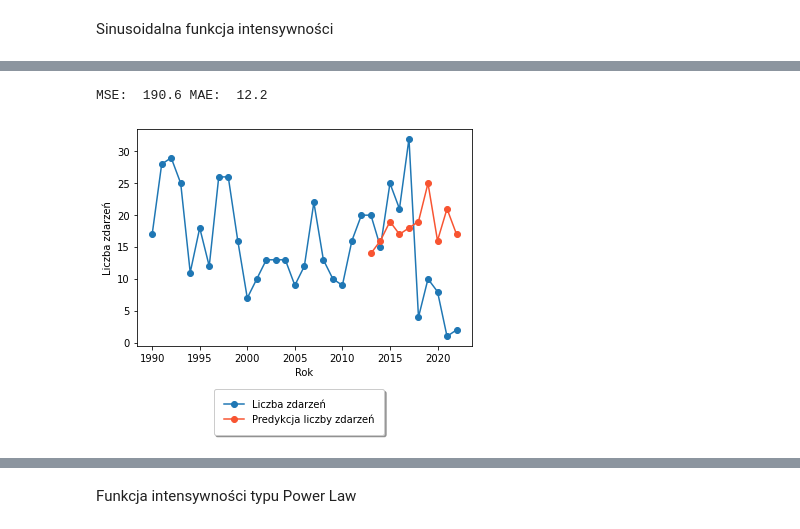
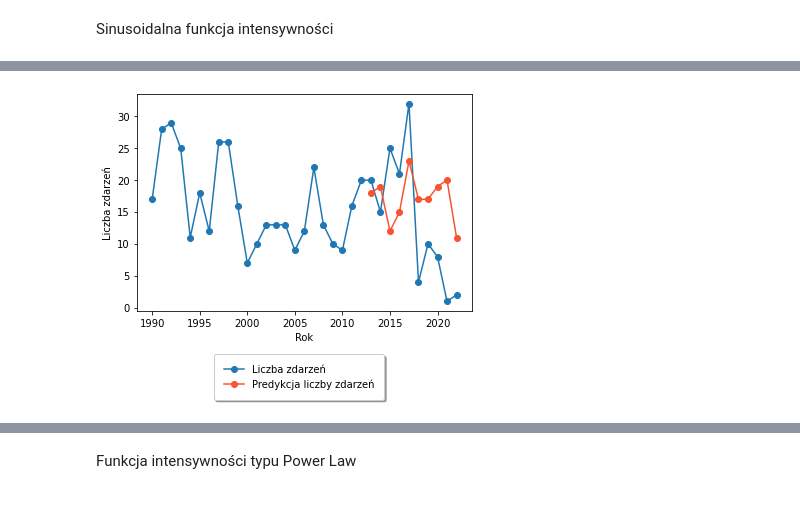
Before and after one commit to ndzadz/mgr, a Jupyter notebook: Symulacje.ipynb, the cells around one changed output, grey strips where cells are left out. Saved outputs shown, nothing was run; the diff lists cells and outputs as text; code cells hidden in the pictures.

```diff
--- a/Symulacje.ipynb
+++ b/Symulacje.ipynb
@@ -109,13 +82,18 @@ Name: Dis No, dtype: int64
 # %%
 bnds = ((0, None), (0, None), (0, None)) # ograniczenia na wartości parametrów
-params = [1.0, 1.0, 1.0] # Przyjmujemy początkowe wartości parametrów
-result = minimize(nhpp_sin, params, bounds=bnds, method='Powell')
-nhpp_pred = nhpp(sin_int_fun,result.x,11)
-unique, counts = np.unique(np.ceil(nhpp_pred[1]), return_counts=True)
-values = pd.DataFrame({'Year':2012+unique, 'n':counts})
-index_df = pd.DataFrame({'Year':np.array(range(2013,2023))})
-merged_table = pd.merge(index_df, values, on='Year', how='left').fillna(0).set_index('Year')
-n_pred = pd.Series(merged_table['n'])
-N_pred = np.cumsum(n_pred)
-print(result.x)
-print(n_pred)
+params = [0, 0, 0] # Przyjmujemy początkowe wartości parametrów
+result_sin = minimize(nhpp_sin, params, bounds=bnds, method='Nelder-Mead')
+n_sum = pd.Series(0, index=range(2013,2023))
+
+MAE_sin = []
+MSE_sin = []
+
+for i in range (number_of_simulations):
+    nhpp_pred = nhpp(sin_int_fun,result_sin.x,11)
+    unique, counts = np.unique(np.ceil(nhpp_pred[1]), return_counts=True)
+    values = pd.DataFrame({'Year':2012+unique, 'n':counts})
+    index_df = pd.DataFrame({'Year':np.array(range(2013,2023))})
+    merged_table = pd.merge(index_df, values, on='Year', how='left').fillna(0).set_index('Year')
+    n_pred = pd.Series(merged_table['n'])
+    MAE_sin.append(MAE(n_test, n_pred))
+    MSE_sin.append(MSE(n_test, n_pred))
@@ -136,20 +100,17 @@ Name: n, dtype: int64
-# %%
-print("MSE: ", MSE(n_test,n_pred), "MAE: ", MAE(n_test,n_pred))
-# %% [output]
-MSE:  190.6 MAE:  12.2
 # %%
-plt.plot(pd.Series(np.concatenate((np.asarray(n),np.asarray(n_test)),axis=0),index=range(1990,2023)), linestyle= '-',marker='o')
-nhpp_pred = nhpp(sin_int_fun,result.x,11)
+nhpp_pred = nhpp(sin_int_fun,result_sin.x,11)
 unique, counts = np.unique(np.ceil(nhpp_pred[1]), return_counts=True)
 values = pd.DataFrame({'Year':2012+unique, 'n':counts})
 index_df = pd.DataFrame({'Year':np.array(range(2013,2023))})
 merged_table = pd.merge(index_df, values, on='Year', how='left').fillna(0).set_index('Year')
-n_pred = pd.Series(merged_table['n'])
-plt.plot(n_pred, linestyle= '-',marker='o',color="#f85431")
+n_pred_sin = pd.Series(merged_table['n'])
+
+plt.plot(n, linestyle= '-',marker='o')
+plt.plot(n_pred_sin, linestyle= '-',marker='o',color="#f85431")
 plt.xlabel("Rok")
 plt.ylabel("Liczba zdarzeń")
 plt.figlegend(['Liczba zdarzeń','Predykcja liczby zdarzeń'],loc='lower center', fancybox=True, framealpha=1, shadow=True, borderpad=1,bbox_to_anchor=(0.5, -0.2))
-plt.savefig("C:\\Users\\ndzad\\Dropbox\\MINI\\Magisterka\\repo\\mgr\\Rysunki\\sin_number_1.pdf")
+plt.savefig("C:\\Users\\ndzad\\Dropbox\\MINI\\Magisterka\\repo\\mgr\\Rysunki\\sin_number.pdf",bbox_inches='tight')
 plt.show()
 # %% [output]
-[figure, old version]
+[figure, new version]
```
Also changed, not shown: parts of 81 cells of this notebook, 23 other files.
